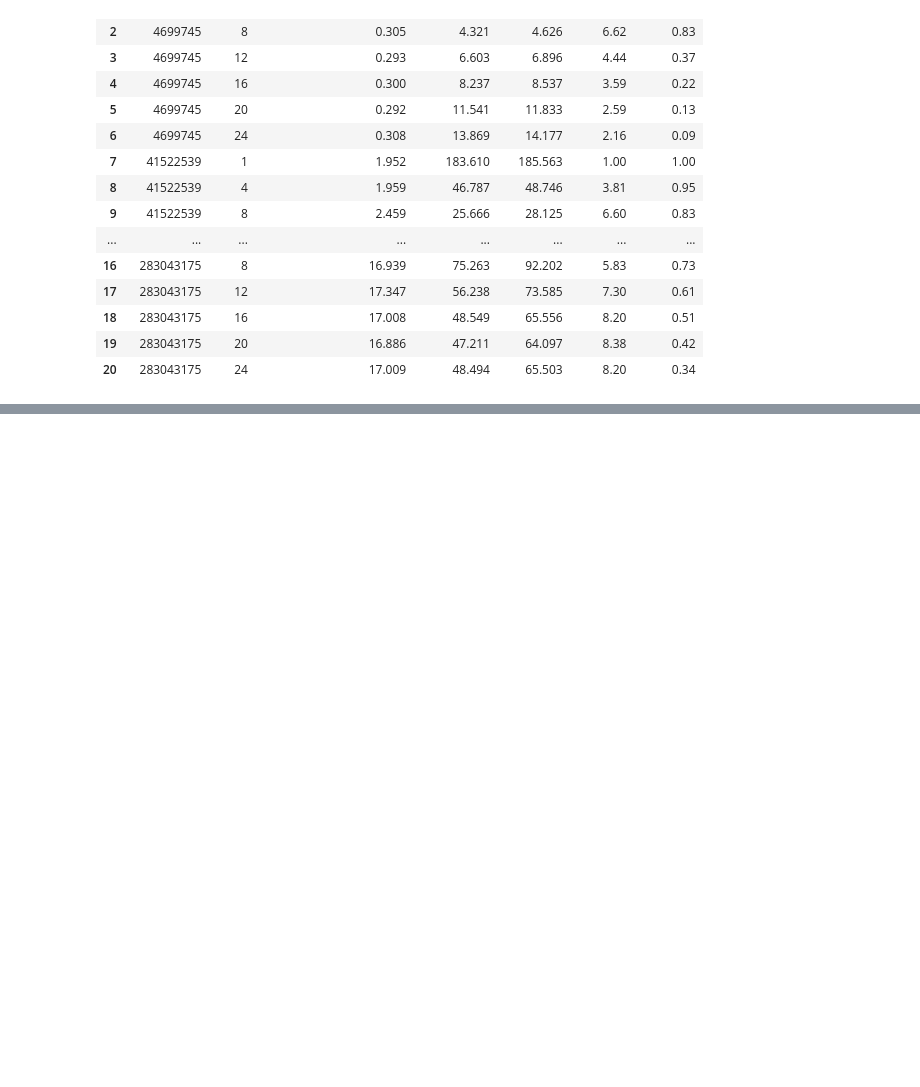
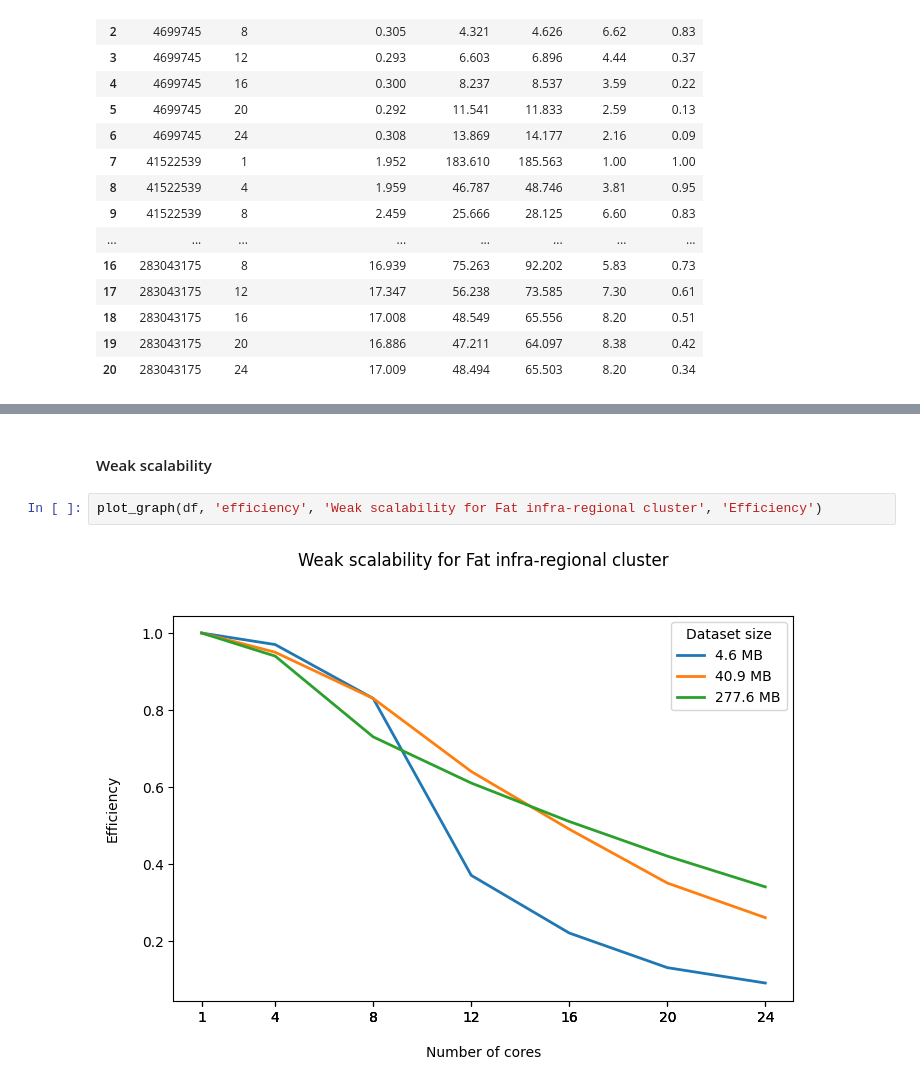
Before and after one commit to AndreiBlindu/genome-pattern-search-OpenMPI, a Jupyter notebook: analysis/analysis.ipynb, the cells around one changed output, grey strips where cells are left out. Cells and saved outputs as stored; diff of their text form; blank space fills up the shorter version.

```diff
--- a/analysis/analysis.ipynb
+++ b/analysis/analysis.ipynb
@@ -113,0 +115,6 @@ df
+# %% [markdown]
+#### Weak scalability
+# %%
+plot_graph(df, 'efficiency', 'Weak scalability for Fat infra-regional cluster', 'Efficiency')
+# %% [output]
+[figure, added]
```
Also changed, not shown: parts of 8 cells of this notebook.
